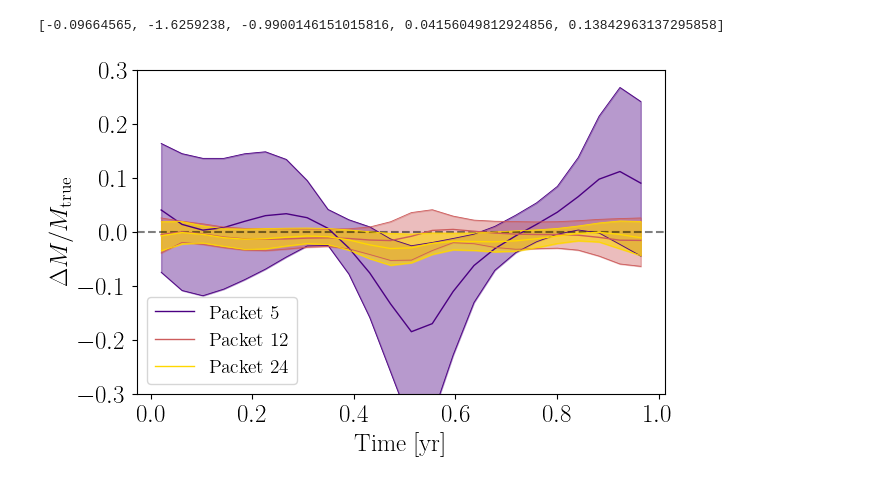
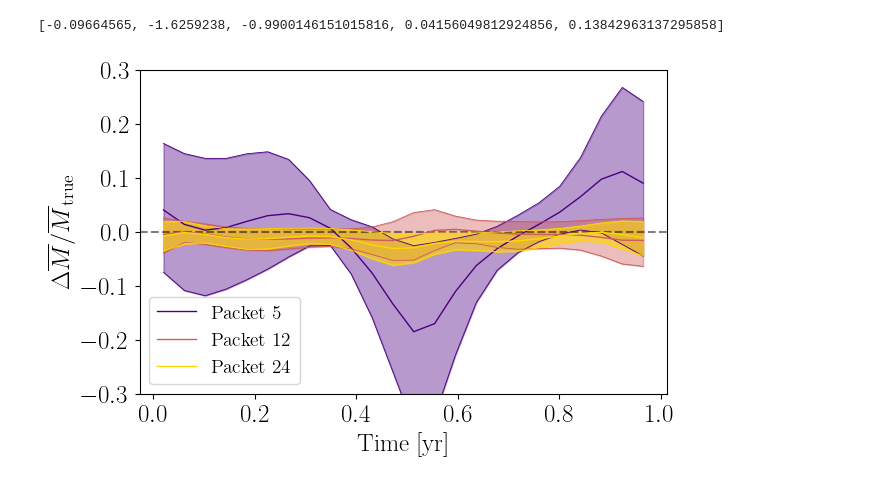
Before and after one commit to RiccardoBuscicchio/bahamas-galactic-foreground-release, a Jupyter notebook: notebooks/Figure8.ipynb, the cells around one changed output. Drawn from its saved outputs; the diff is of its cells as text; code cells hidden in the pictures.

Commit message:
Update on Figure 8

```diff
--- a/notebooks/Figure8.ipynb
+++ b/notebooks/Figure8.ipynb
@@ -254,32 +254,32 @@ for k in range(len(packets)):
         label=f"__nolegend__",
         ls="-",
         lw=0.6,
     )
     plt.plot(
         0.5 * (time[0] + time[1]) / year,
         (true_mod[-1] - p95) / true_mod[-1],
         color=color,
         label=f"__nolegend__",
         ls="-",
         lw=0.6,
     )
     plt.fill_between(
         0.5 * (time[0] + time[1]) / year,
         (true_mod[-1] - p5) / true_mod[-1],
         (true_mod[-1] - p95) / true_mod[-1],
         color=color,
         alpha=alpha,
         edgecolor=color,
     )
 
 # Improved axis labels and formatting
 plt.xlabel("Time [yr]")
-plt.ylabel("$\\Delta M / M_{\\rm true}$")
+plt.ylabel("$\\Delta \overline{M} / \overline{M}_{\\rm true}$")
 plt.tick_params(axis="both", which="major")
 plt.ylim(-0.3, 0.3)
 plt.legend(loc="lower left", fontsize=14)
 plt.savefig("../plots/Figure8Bottom.pdf", dpi=300, bbox_inches="tight")
 # NOTE: Adjust 'mode = cyclo' and uncomment to get top panel.
 # plt.savefig("../plots/Figure8Top.pdf", dpi=300, bbox_inches="tight")
 # %% [output]
-[figure, old version]
+[figure, new version]
```
Also changed, not shown: 2 other files.
